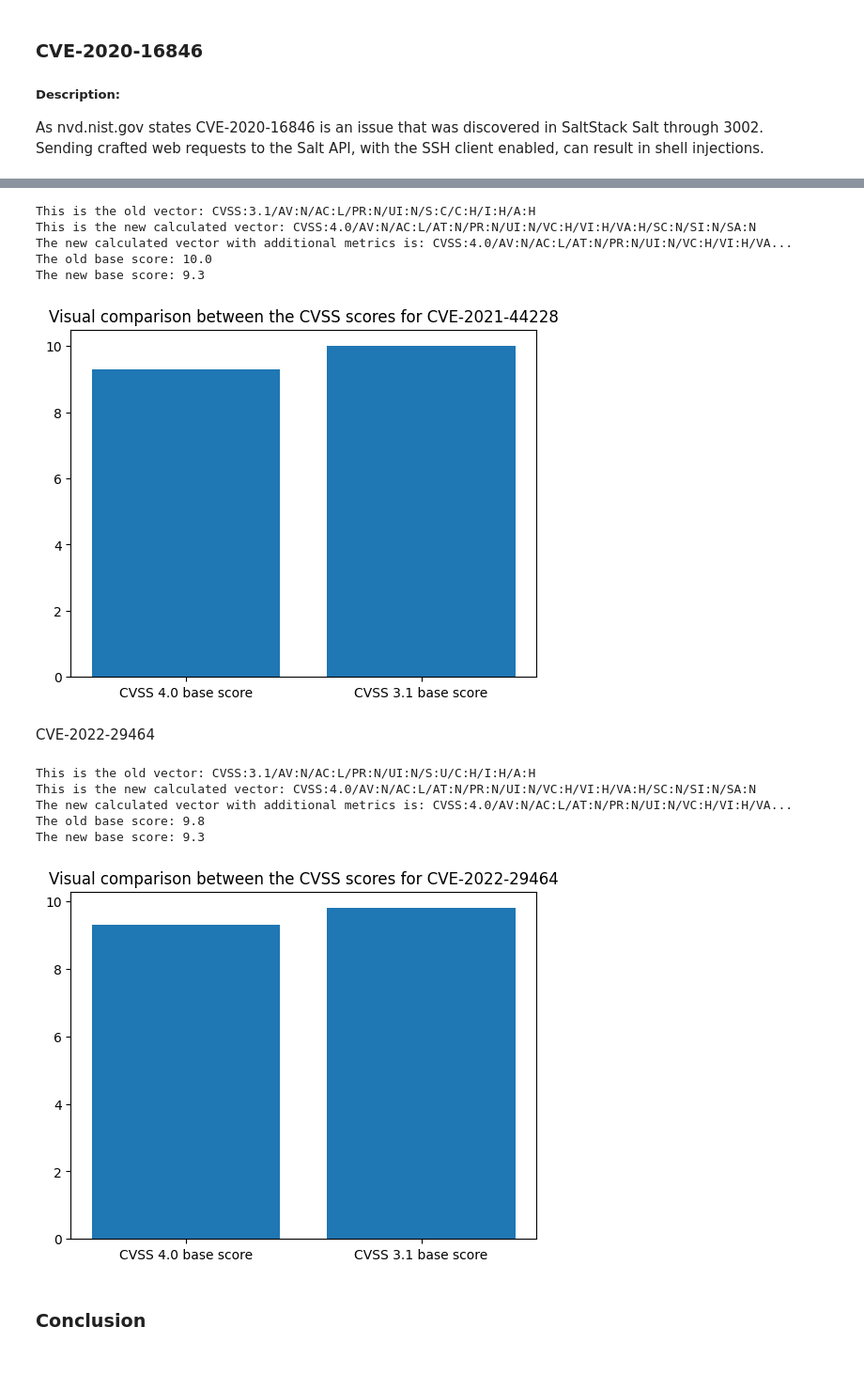
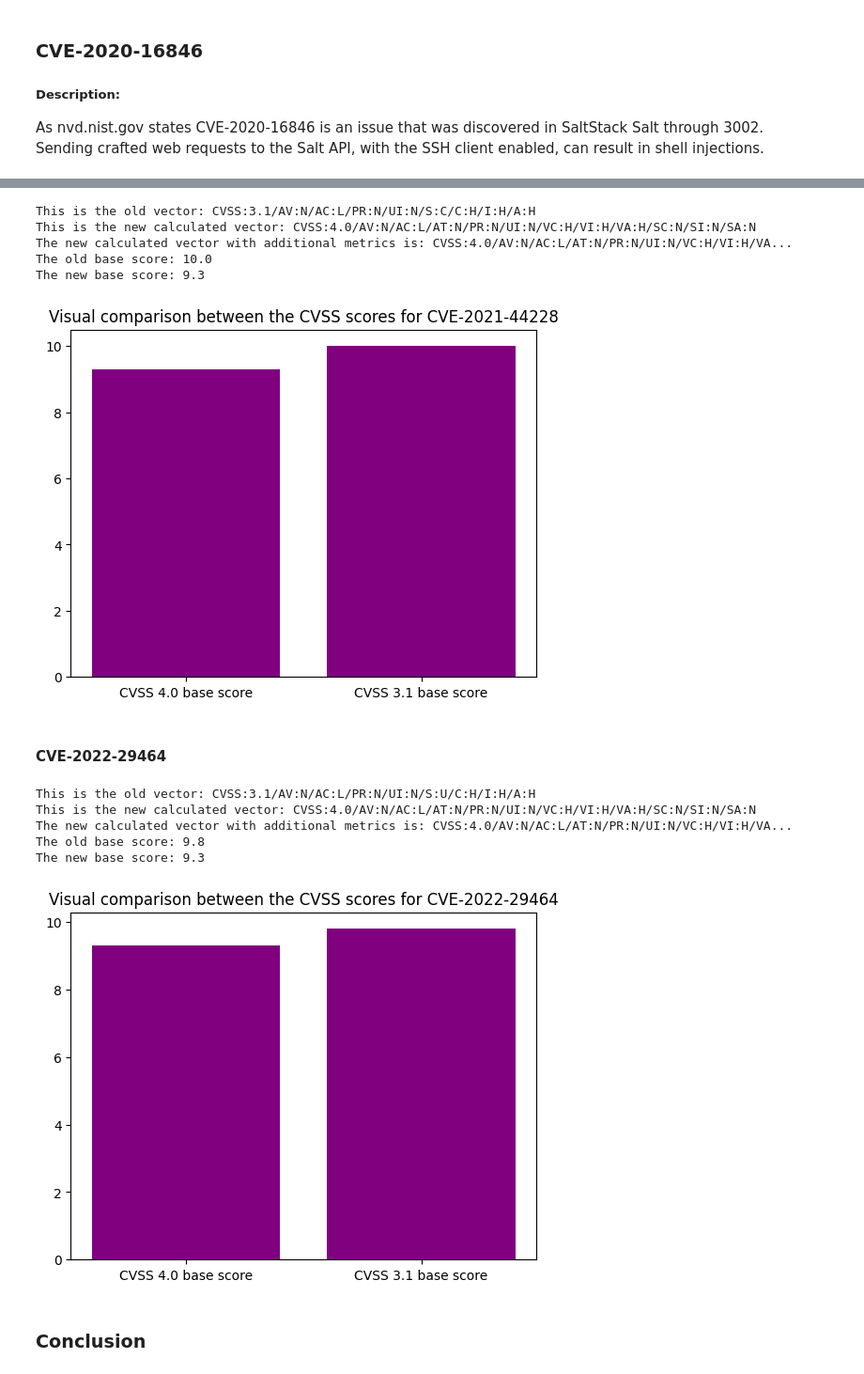
Before and after one commit to wojwozniak/cvss_converter, a Jupyter notebook: src/CVEcomparisons.ipynb, the cells around one changed output, grey strips where cells are left out. Shown at 94% size. Cells and saved outputs as stored; diff of their text form; code cells hidden in the pictures.

```diff
--- a/src/CVEcomparisons.ipynb
+++ b/src/CVEcomparisons.ipynb
@@ -188,7 +183,7 @@ print("The old base score: " + cvss_old_score)
 print("The new base score: " + str(new_score))
 input = [new_score,float(cvss_old_score)]
 #print(input)
-plt.bar([0,1], height=input)
+plt.bar([0,1], height=input, color="purple")
 plt.xticks([0,1], ["CVSS 4.0 base score", "CVSS 3.1 base score"])
 plt.title(f"Visual comparison between the CVSS scores for {vector_name}")
 plt.show()
@@ -198,35 +193,35 @@ This is the new calculated vector: CVSS:4.0/AV:N/AC:L/AT:N/PR:N/UI:N/VC:H/VI:H/V
 The new calculated vector with additional metrics is: CVSS:4.0/AV:N/AC:L/AT:N/PR:N/UI:N/VC:H/VI:H/VA...
 The old base score: 10.0
 The new base score: 9.3
-[figure, old version]
+[figure, new version]
 # %% [markdown]
-CVE-2022-29464
+#### CVE-2022-29464
 # %%
 vector_name = 'CVE-2022-29464'
 CVSS31 = df[df['CVE'] == vector_name]["Vector 3.1"]
 cvss_old_score = df[df["CVE"] == vector_name]["Base Score 3.1"].to_string()[6:]
 CVSS31 = CVSS31.to_string()
 add_metrics = df[df["CVE"] == vector_name]["Vector 4.0 (with all the additional metrics)"].to_string()[6:]
 vec = cvss.CVSS3(CVSS31[6:])
 print(f"This is the old vector: {vec.vector}")
 new_vector =  score_converter(vec, SC = 'N', SI = 'N', SA='N')
 print(f"This is the new calculated vector: " + str(new_vector))
 print(f'The new calculated vector with additional metrics is: {add_metrics}')
 new_score = cvss.CVSS4(new_vector).base_score
 print("The old base score: " + cvss_old_score)
 print("The new base score: " + str(new_score))
 input = [new_score,float(cvss_old_score)]
 #print(input)
-plt.bar([0,1], height=input)
+plt.bar([0,1], height=input,color="purple")
 plt.xticks([0,1], ["CVSS 4.0 base score", "CVSS 3.1 base score"])
 plt.title(f"Visual comparison between the CVSS scores for {vector_name}")
 plt.show()
 # %% [output]
 This is the old vector: CVSS:3.1/AV:N/AC:L/PR:N/UI:N/S:U/C:H/I:H/A:H
 This is the new calculated vector: CVSS:4.0/AV:N/AC:L/AT:N/PR:N/UI:N/VC:H/VI:H/VA:H/SC:N/SI:N/SA:N
 The new calculated vector with additional metrics is: CVSS:4.0/AV:N/AC:L/AT:N/PR:N/UI:N/VC:H/VI:H/VA...
 The old base score: 9.8
 The new base score: 9.3
-[figure, old version]
+[figure, new version]
 # %% [markdown]
 ### Conclusion
```
Also changed, not shown: parts of 6 cells of this notebook.
